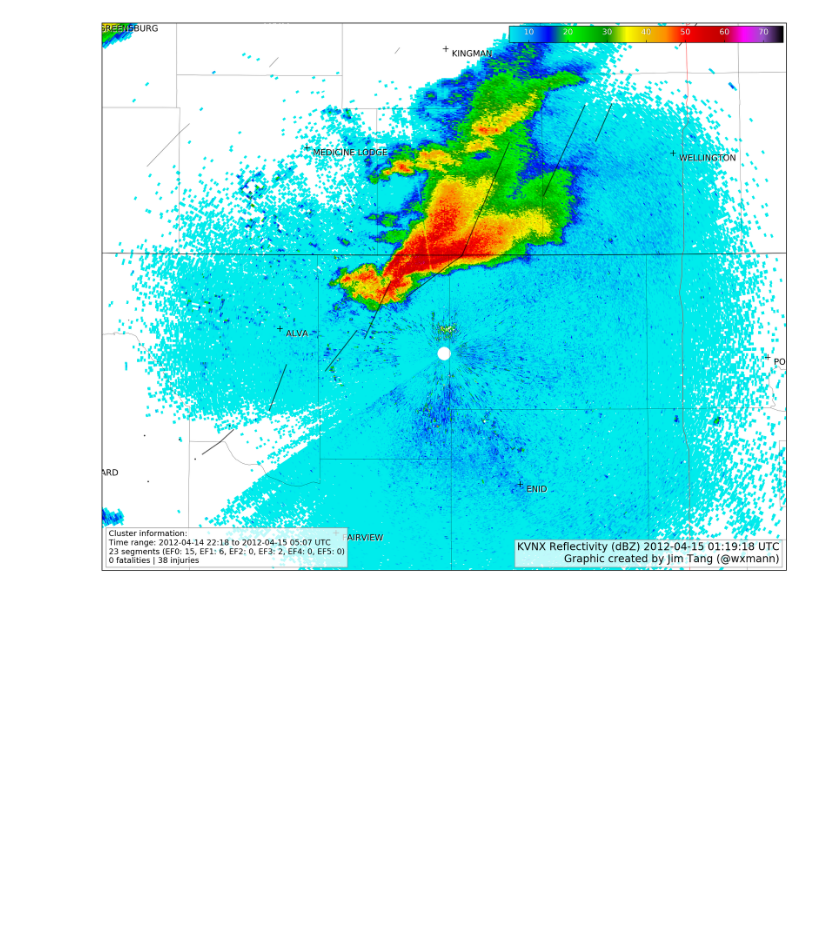
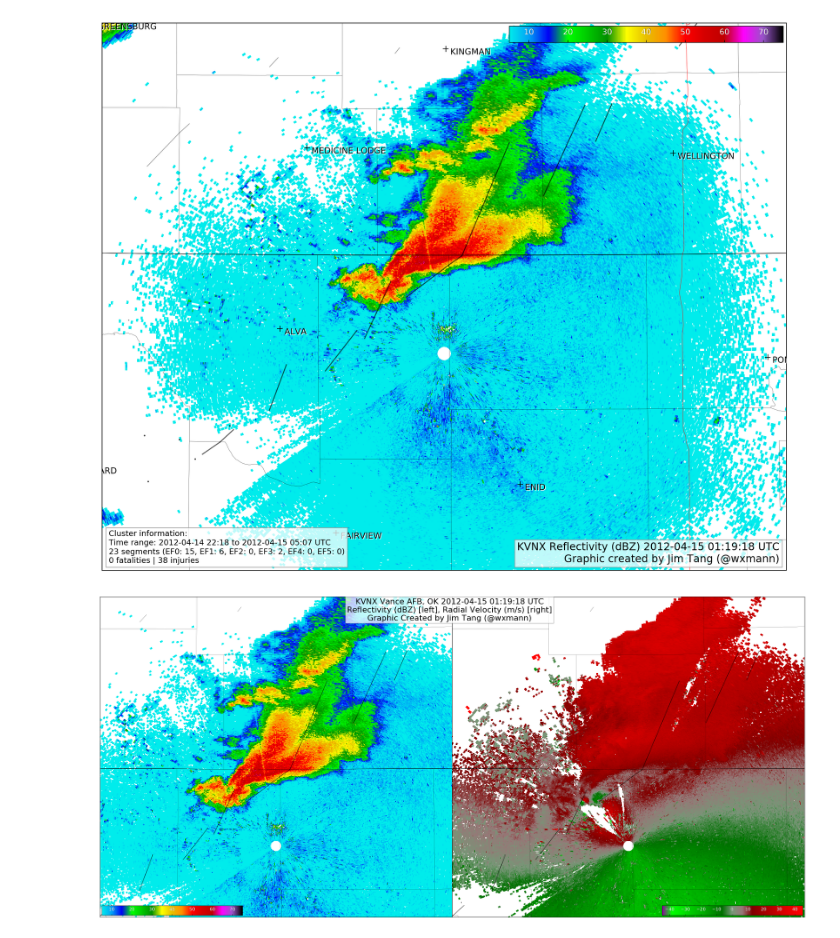
Before and after one commit to wxmann/tc-analysis, a Jupyter notebook: notebooks/April 14, 2012 WWD-ICT Supercell.ipynb, the cells around one changed output. Drawn from its saved outputs; the diff is of its cells as text; code cells hidden in the pictures; blank space fills up the shorter version.

Commit message:
Subplots with refl/vel and tornadoes.

```diff
--- a/notebooks/April 14, 2012 WWD-ICT Supercell.ipynb
+++ b/notebooks/April 14, 2012 WWD-ICT Supercell.ipynb
@@ -115,3 +118,37 @@ cbar, cax = inset_colorbar(display.plots[0], display.basemap.ax, tickcolor='whit
 plt.tight_layout()
 # %% [output]
 [figure]
+# %%
+fig2, (ax1, ax2) = plt.subplots(1, 2, sharey=True, figsize=(28, 13))
+plt.tight_layout()
+
+sample, _ = radar.get_radar_and_display(radarfiles[0])
+
+# zoom used to be (120, 100)
+zoom = (80, 60)
+pos = (0.3, 0)
+sample, display1 = radar.plot_reflectivity(sample, zoom_km=zoom, shift_latlon=pos, ax=ax1)
+sample, display2 = radar.plot_velocity(sample, zoom_km=zoom, shift_latlon=pos, ax=ax2)
+
+for subdisplay in (display1, display2):
+    plot_bg_tornadoes(clusters, clust4, subdisplay.basemap)
+    plot_fg_tornadoes(clust4, subdisplay.basemap)
+
+    # plotting city labels doesn't work for subplots... wtf
+    # plot_big_cities(display1.basemap)
+
+inset_colorbar(display1.plots[0], ax1, tickcolor='white', loc=3, width='40%')
+inset_colorbar(display2.plots[0], ax2, tickcolor='white', loc=4, width='40%')
+
+title = '{} {}\n{}\n{}'.format(
+    'KVNX Vance AFB, OK',
+    radar.timestamp_from_filename(radarfiles[0]).strftime('%Y-%m-%d %H:%M:%S') + ' UTC',
+    'Reflectivity (dBZ) [left], Radial Velocity (m/s) [right]',
+    'Graphic Created by Jim Tang (@wxmann)'
+)
+plt.suptitle(title, fontsize=22,
+            bbox=dict(alpha=0.75, facecolor='white', edgecolor='gray'))
+
+plt.subplots_adjust(wspace=0)
+# %% [output]
+[figure, added]
```
Also changed, not shown: parts of 2 cells of this notebook, 2 other files.
